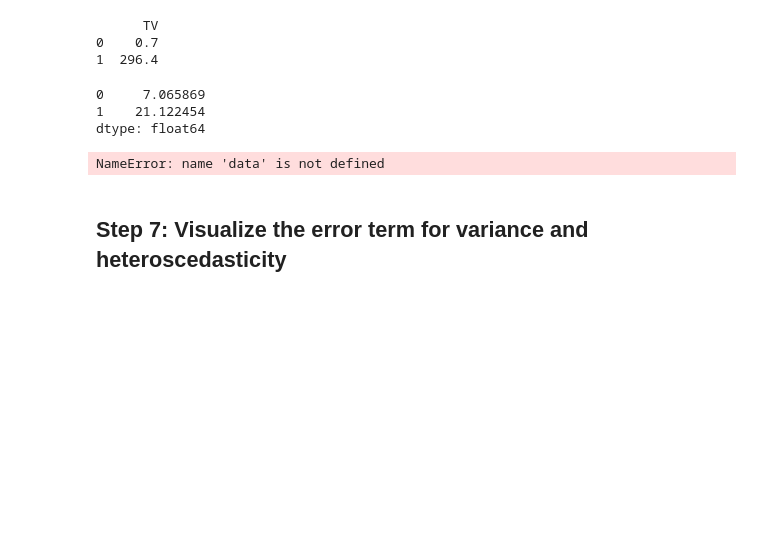
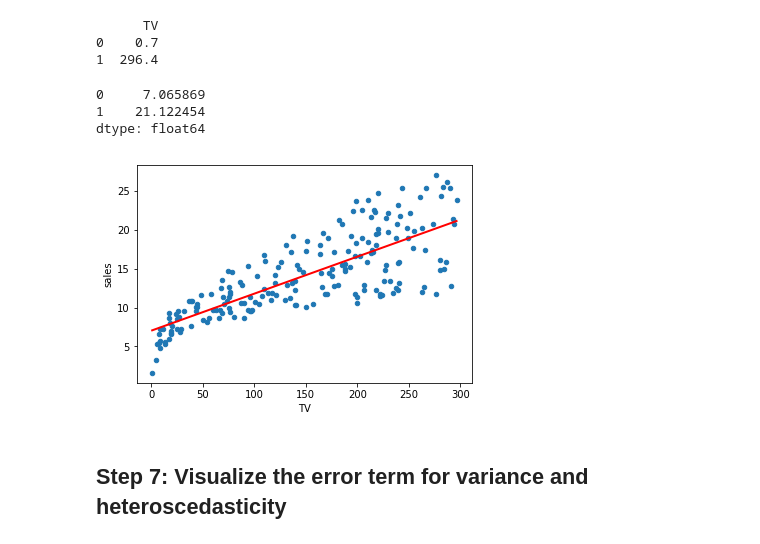
Before and after one commit to mzhou356/dsc-ols-statsmodels-lab-dc-ds-060319, a Jupyter notebook: index.ipynb, the cells around one changed output. Saved outputs shown, nothing was run; the diff lists cells and outputs as text; code cells hidden in the pictures; blank space fills up the shorter version.

```diff
--- a/index.ipynb
+++ b/index.ipynb
@@ -174,17 +174,17 @@ print(X_new.head())
 # %%
 # make predictions for those x values and store them
 preds = model.predict(X_new)
 print (preds)
 
 # first, plot the observed data and the least squares line
-.plot(kind='scatter', x='TV', y='sales')
+df.plot(kind='scatter', x='TV', y='sales')
 plt.plot(X_new, preds, c='red', linewidth=2)
 plt.show()
 # %% [output]
 0     7.065869
 1    21.122454
 dtype: float64
-NameError: name 'data' is not defined
+[figure, added]
 # %% [markdown]
 ## Step 7: Visualize the error term for variance and heteroscedasticity
 # %%
```
